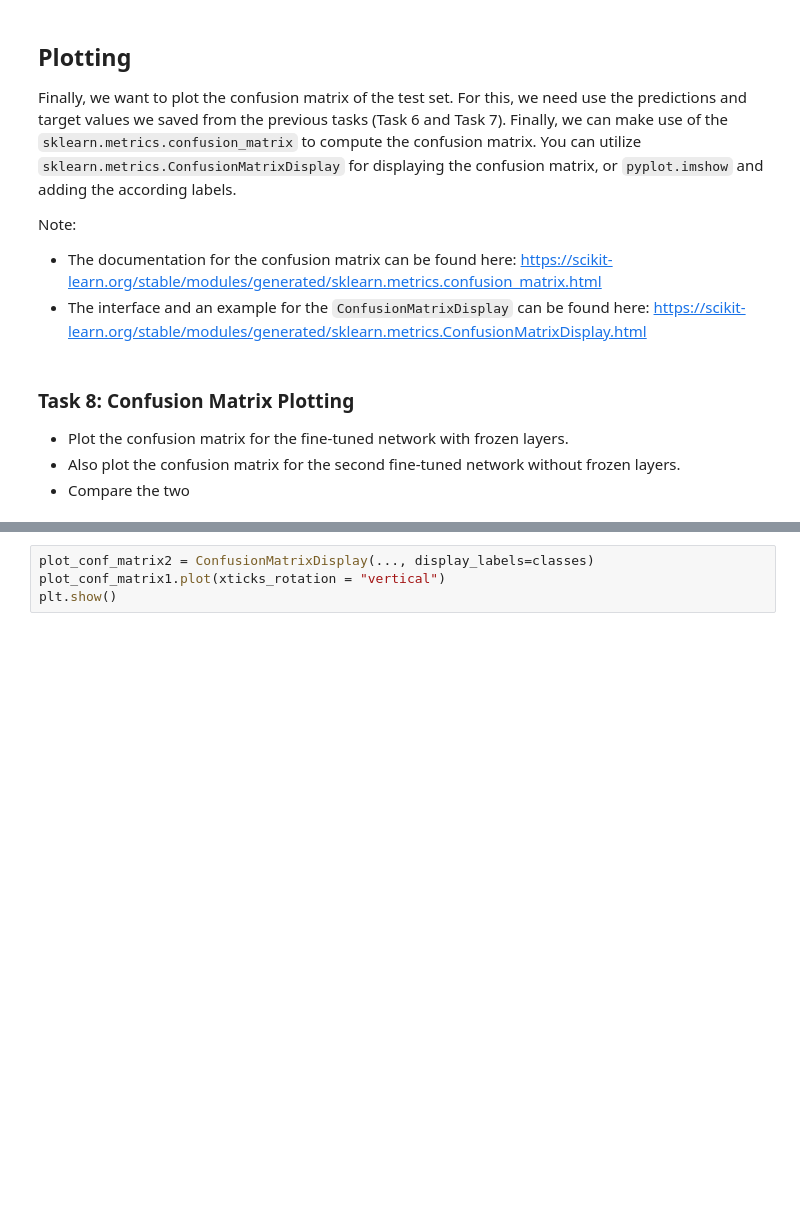
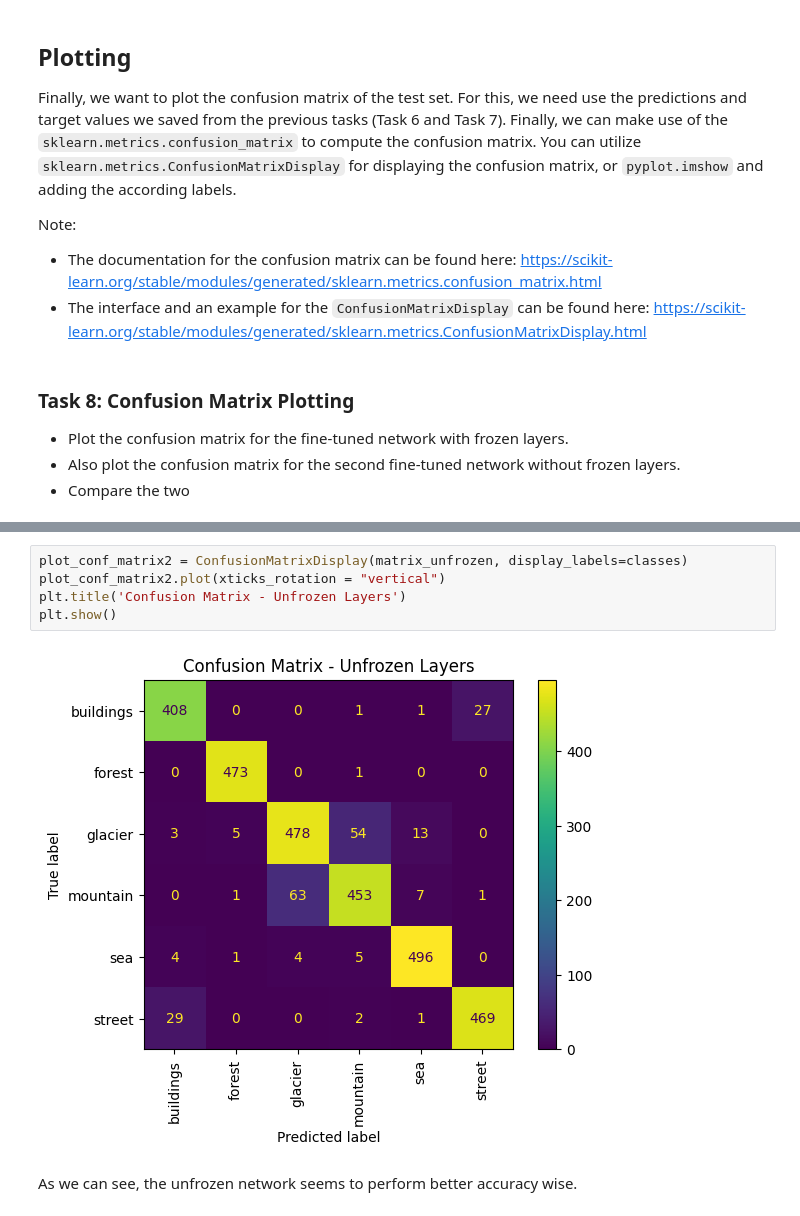
Before and after one commit to liamti5/Deep-Learning-UZH, a Jupyter notebook: DL-Assignment07.ipynb, the cells around one changed output, grey strips where cells are left out. Saved outputs shown, nothing was run; the diff lists cells and outputs as text; blank space fills up the shorter version.

```diff
--- a/DL-Assignment07.ipynb
+++ b/DL-Assignment07.ipynb
@@ -276,4 +352,9 @@ plt.show()
 # %%
-plot_conf_matrix2 = ConfusionMatrixDisplay(..., display_labels=classes)
-plot_conf_matrix1.plot(xticks_rotation = "vertical")
+plot_conf_matrix2 = ConfusionMatrixDisplay(matrix_unfrozen, display_labels=classes)
+plot_conf_matrix2.plot(xticks_rotation = "vertical")
+plt.title('Confusion Matrix - Unfrozen Layers')
 plt.show()
+# %% [output]
+[figure, added]
+# %% [markdown]
+As we can see, the unfrozen network seems to perform better accuracy wise.
```
Also changed, not shown: parts of 16 cells of this notebook.
